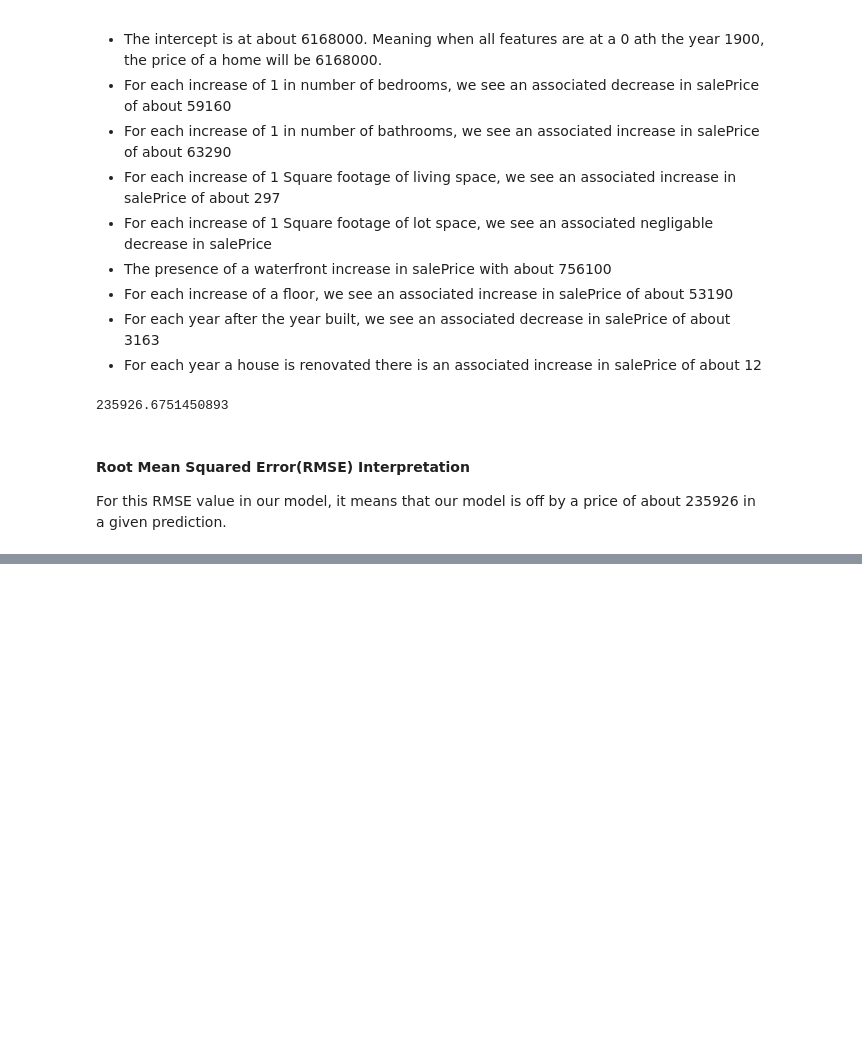
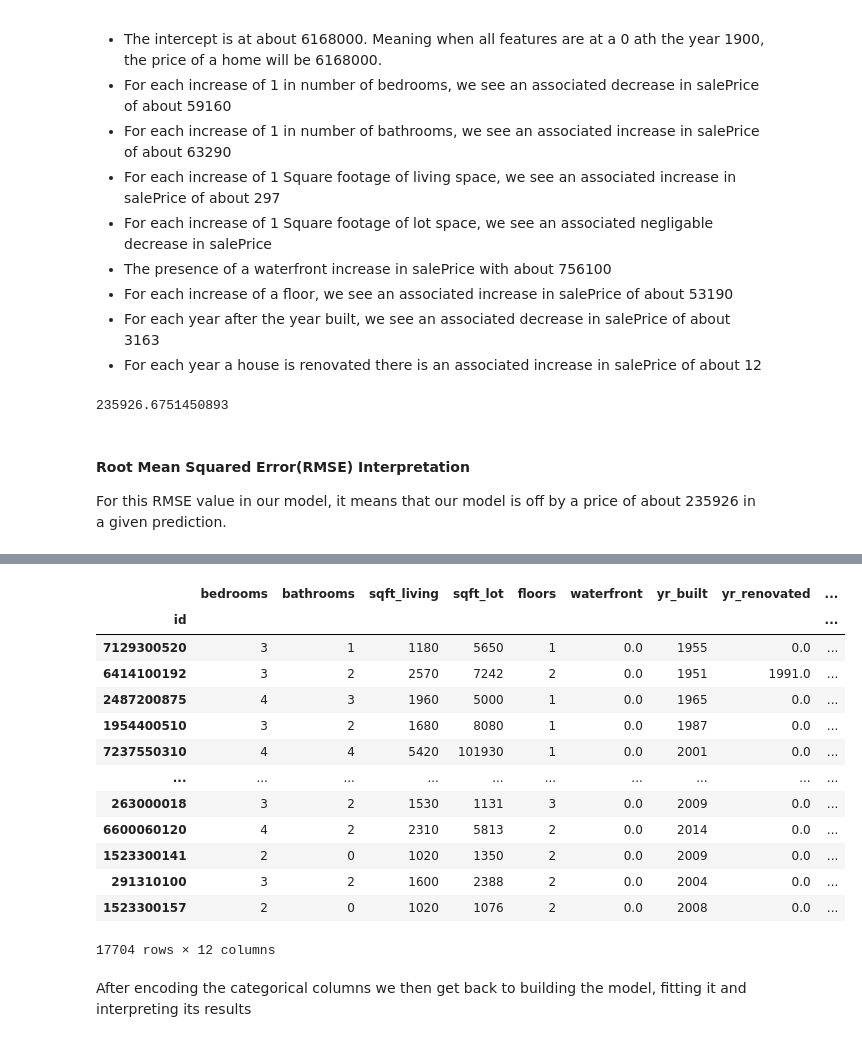
Before and after one commit to FrankOyugi/phase-2-project-real-estate-data-analysis, a Jupyter notebook: student.ipynb, the cells around one changed output, grey strips where cells are left out. Cells and saved outputs as stored; diff of their text form; code cells hidden in the pictures; blank space fills up the shorter version.

Commit message:
Second multiple linear regression model

```diff
--- a/student.ipynb
+++ b/student.ipynb
@@ -799,0 +805,3 @@ For this RMSE value in our model, it means that our model is off by a price of a
+# %%
+X_model2 = data[['bedrooms', 'bathrooms', 'sqft_living', 'sqft_lot', 'floors',
+       'waterfront', 'yr_built', 'yr_renovated','condition']]
@@ -799,0 +812,24 @@ For this RMSE value in our model, it means that our model is off by a price of a
+# %%
+# creating dummy variables of the condition column and dropping its first dummy column
+X_two = pd.get_dummies(X_model2, columns=['condition'], drop_first=True)
+# %%
+# removing the space in the column names to make them more understandable
+X_two.columns = X_two.columns.str.replace(' ', '')
+X_two
+# %% [output]
+|  | bedrooms | bathrooms | sqft_living | sqft_lot | floors | waterfront | yr_built | yr_renovated | ... |
+| id |  |  |  |  |  |  |  |  | ... |
+| 7129300520 | 3 | 1 | 1180 | 5650 | 1 | 0.0 | 1955 | 0.0 | ... |
+| 6414100192 | 3 | 2 | 2570 | 7242 | 2 | 0.0 | 1951 | 1991.0 | ... |
+| 2487200875 | 4 | 3 | 1960 | 5000 | 1 | 0.0 | 1965 | 0.0 | ... |
+| 1954400510 | 3 | 2 | 1680 | 8080 | 1 | 0.0 | 1987 | 0.0 | ... |
+| 7237550310 | 4 | 4 | 5420 | 101930 | 1 | 0.0 | 2001 | 0.0 | ... |
+| ... | ... | ... | ... | ... | ... | ... | ... | ... | ... |
+| 263000018 | 3 | 2 | 1530 | 1131 | 3 | 0.0 | 2009 | 0.0 | ... |
+| 6600060120 | 4 | 2 | 2310 | 5813 | 2 | 0.0 | 2014 | 0.0 | ... |
+| 1523300141 | 2 | 0 | 1020 | 1350 | 2 | 0.0 | 2009 | 0.0 | ... |
+| 291310100 | 3 | 2 | 1600 | 2388 | 2 | 0.0 | 2004 | 0.0 | ... |
+| 1523300157 | 2 | 0 | 1020 | 1076 | 2 | 0.0 | 2008 | 0.0 | ... |
+17704 rows × 12 columns
+# %% [markdown]
+After encoding the categorical columns we then get back to building the model, fitting it and interpreting its results
```
Also changed, not shown: parts of 6 cells of this notebook.
